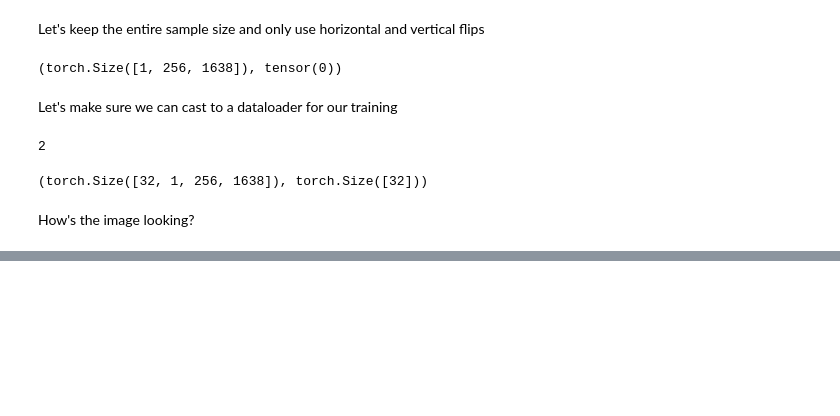
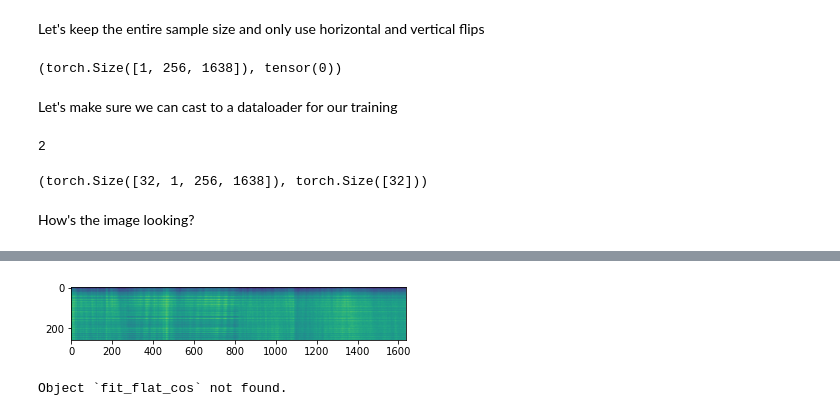
Before and after one commit to alibabaz/seti_2021, a Jupyter notebook: data_pipeline.ipynb, the cells around one changed output, grey strips where cells are left out. Drawn from its saved outputs; the diff is of its cells as text; code cells hidden in the pictures; blank space fills up the shorter version.

```diff
--- a/data_pipeline.ipynb
+++ b/data_pipeline.ipynb
@@ -176,0 +223,8 @@ Looks like we have a simple pipeline to extract our images -- we can resize the
+# %%
+plt.imshow(v_ds[0][0].numpy().squeeze(0));
+# %% [output]
+[figure, added]
+# %%
+fit_flat_cos?
+# %% [output]
+Object `fit_flat_cos` not found.
```
Also changed, not shown: parts of 11 cells of this notebook, 3 other files.
